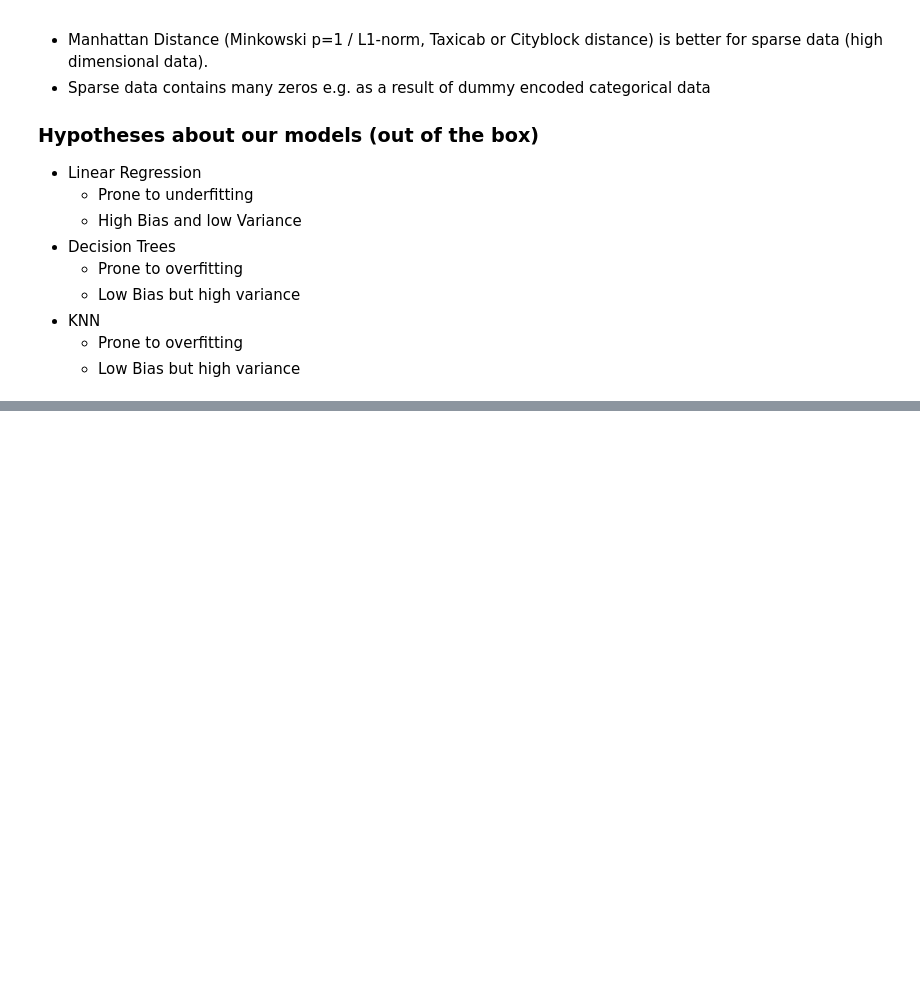
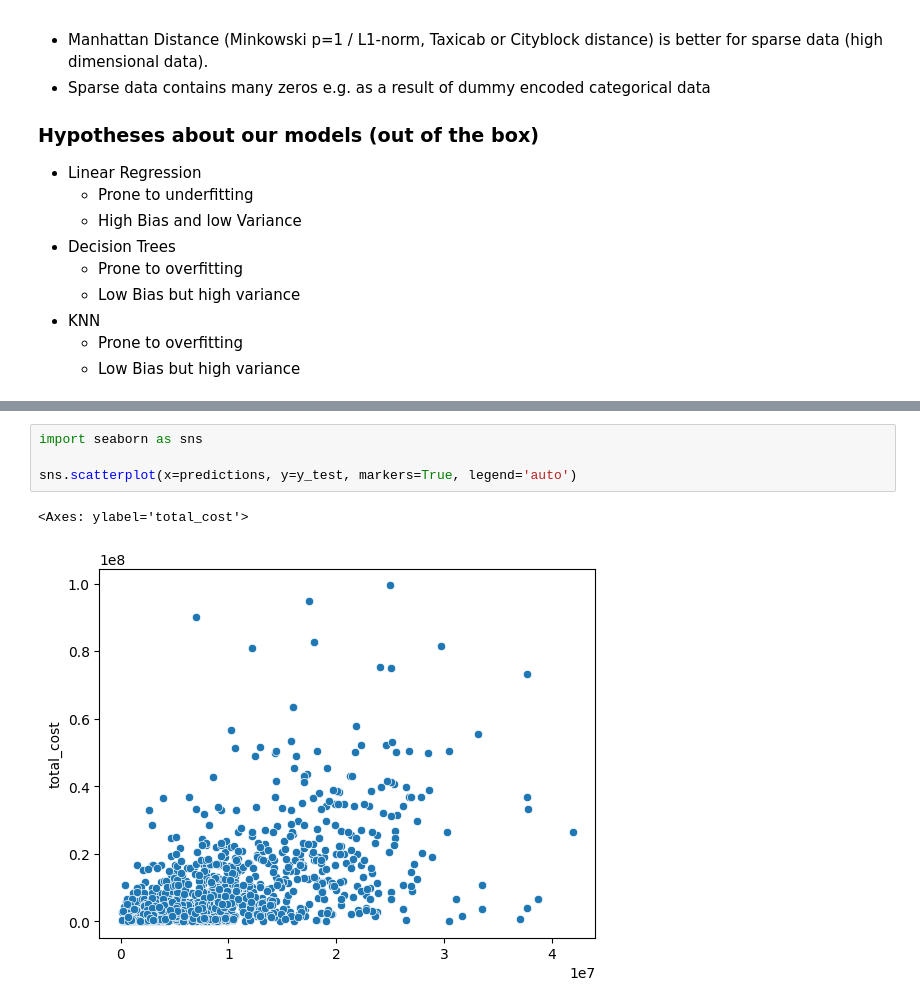
Before and after one commit to RobinSchebitz/ds_tanzania_tourism_prediction, a Jupyter notebook: ML_project.ipynb, the cells around one changed output, grey strips where cells are left out. Saved outputs shown, nothing was run; the diff lists cells and outputs as text; blank space fills up the shorter version.

```diff
--- a/ML_project.ipynb
+++ b/ML_project.ipynb
@@ -157,0 +241,7 @@ RSquared (adjusted):  -0.27
+# %%
+import seaborn as sns
+
+sns.scatterplot(x=predictions, y=y_test, markers=True, legend='auto')
+# %% [output]
+<Axes: ylabel='total_cost'>
+[figure, added]
```
Also changed, not shown: parts of 13 cells of this notebook.
